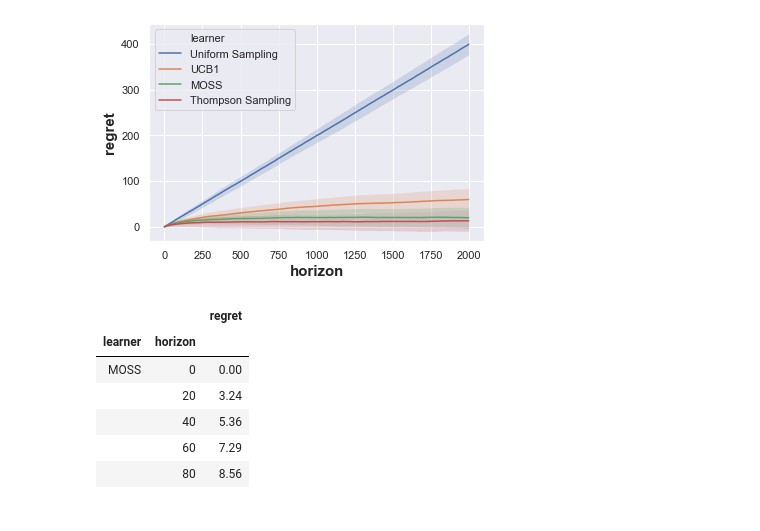
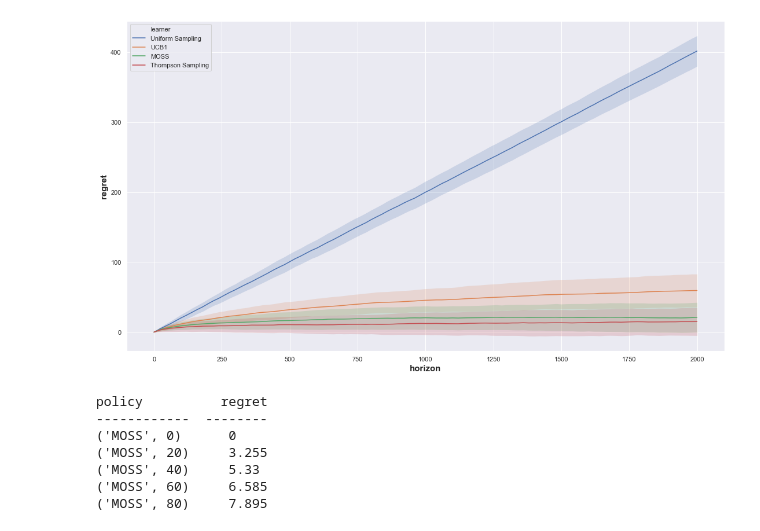
Before and after one commit to Alanthink/banditpylib, a Jupyter notebook: examples/notebook.ipynb, the cells around one changed output. Drawn from its saved outputs; the diff is of its cells as text; code cells hidden in the pictures.

```diff
--- a/examples/notebook.ipynb
+++ b/examples/notebook.ipynb
@@ -22,14 +23,20 @@ INFO:absl:3.87 seconds elapsed
-# %%
-df = banditpylib.plot(data, goal=config['learners']['goal'])
-# %% [output]
-[figure, removed]
-# %%
-df.head()
-# %% [output]
-|  |  | regret |
-| learner | horizon |  |
-| MOSS | 0 | 0.00 |
-|  | 20 | 3.24 |
-|  | 40 | 5.36 |
-|  | 60 | 7.29 |
-|  | 80 | 8.56 |
+# %%
+import matplotlib.pyplot as plt
+fig = plt.gcf()
+fig.set_size_inches(18.5, 10.5)
+
+# add `save_fig=FILEPATH` in the arguments if you want to save the figure
+df = banditpylib.plot(data, goal=config['learners']['goal'])
+# %% [output]
+[figure, added]
+# %%
+from tabulate import tabulate
+print(tabulate(df.head(), headers=["policy","regret"]))
+# %% [output]
+policy          regret
+------------  --------
+('MOSS', 0)      0
+('MOSS', 20)     3.255
+('MOSS', 40)     5.33
+('MOSS', 60)     6.585
+('MOSS', 80)     7.895
```
Also changed, not shown: parts of 1 cell of this notebook, 1 other file.
